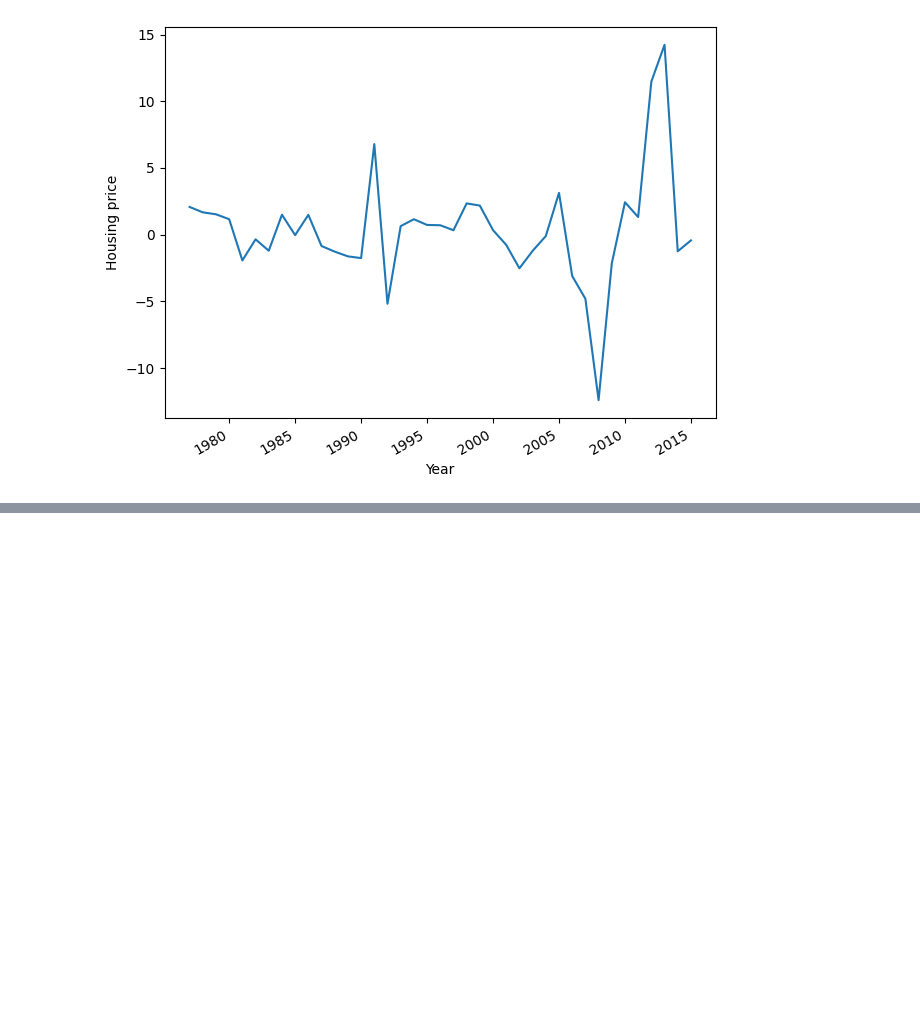
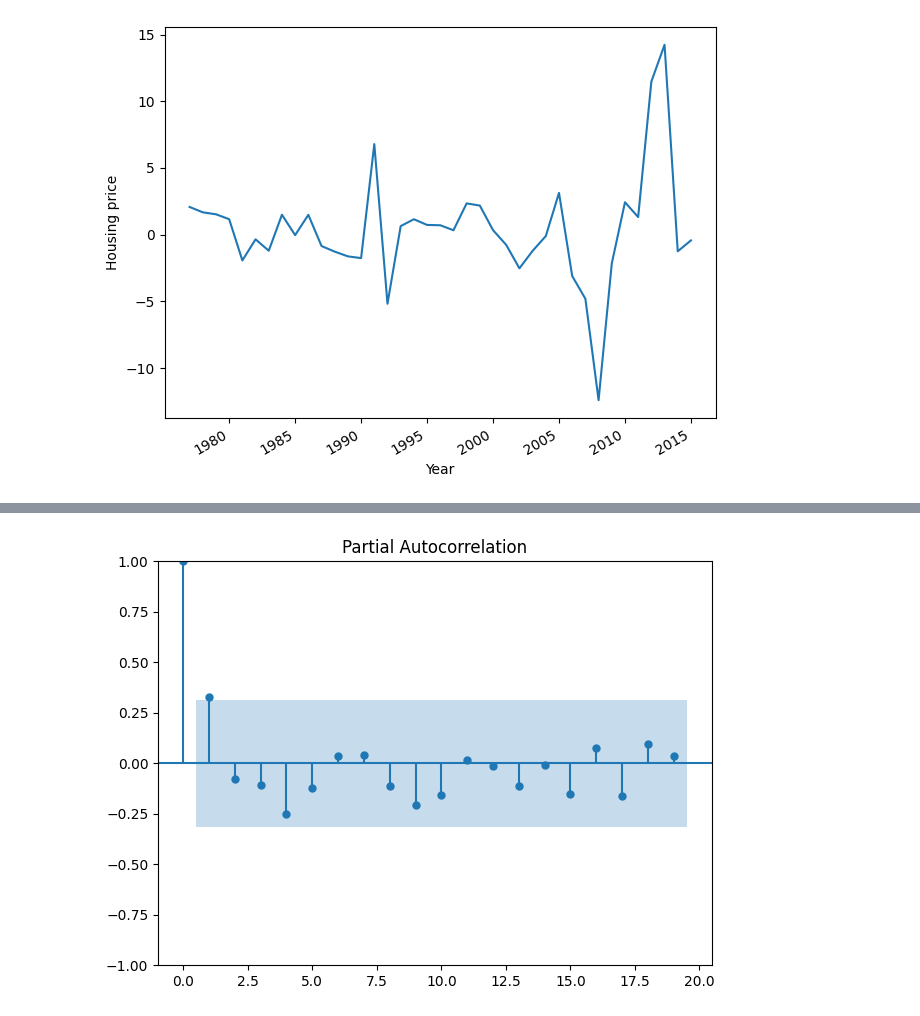
Before and after one commit to ThomasDarrieumerlou/Forecasting-project, a Jupyter notebook: Forcasting.ipynb, the cells around one changed output, grey strips where cells are left out. Saved outputs shown, nothing was run; the diff lists cells and outputs as text; code cells hidden in the pictures; blank space fills up the shorter version.

```diff
--- a/Forcasting.ipynb
+++ b/Forcasting.ipynb
@@ -90,0 +102,5 @@ plt.tight_layout()
+# %%
+plot_pacf(index_diff2, lags=19);
+plt.tight_layout()
+# %% [output]
+[figure, added]
```
Also changed, not shown: parts of 14 cells of this notebook.
